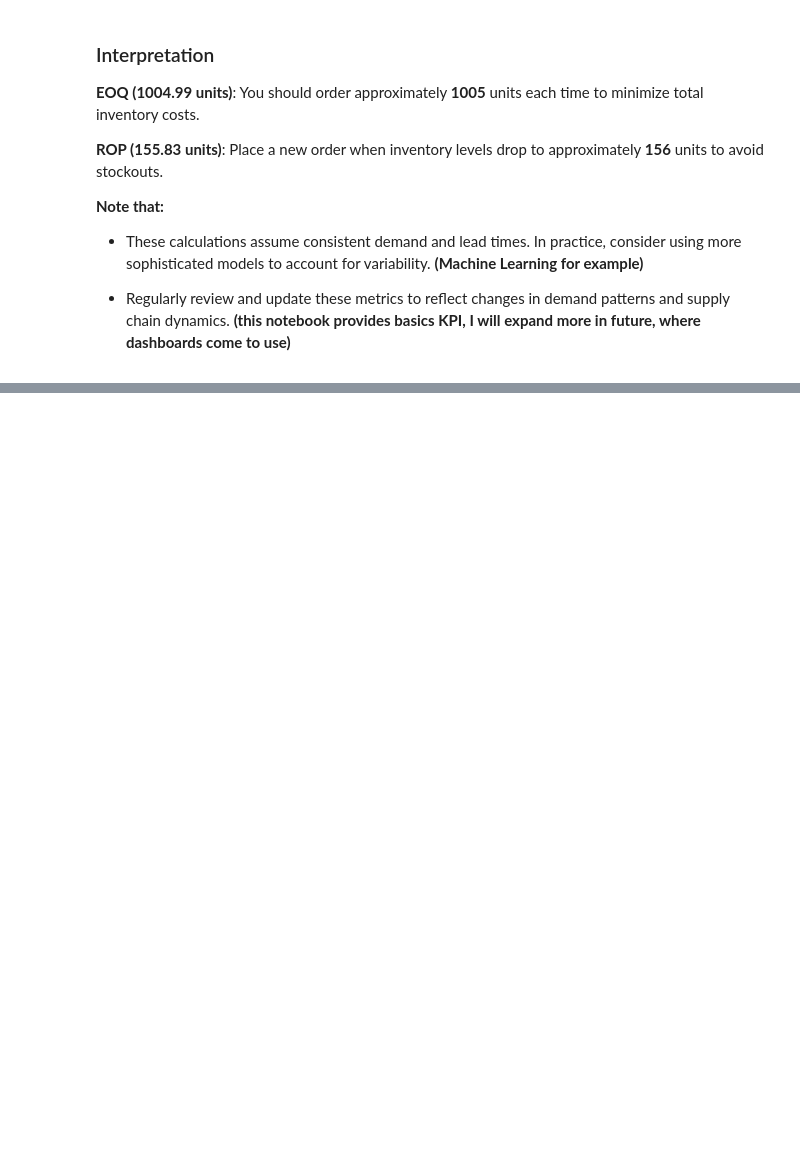
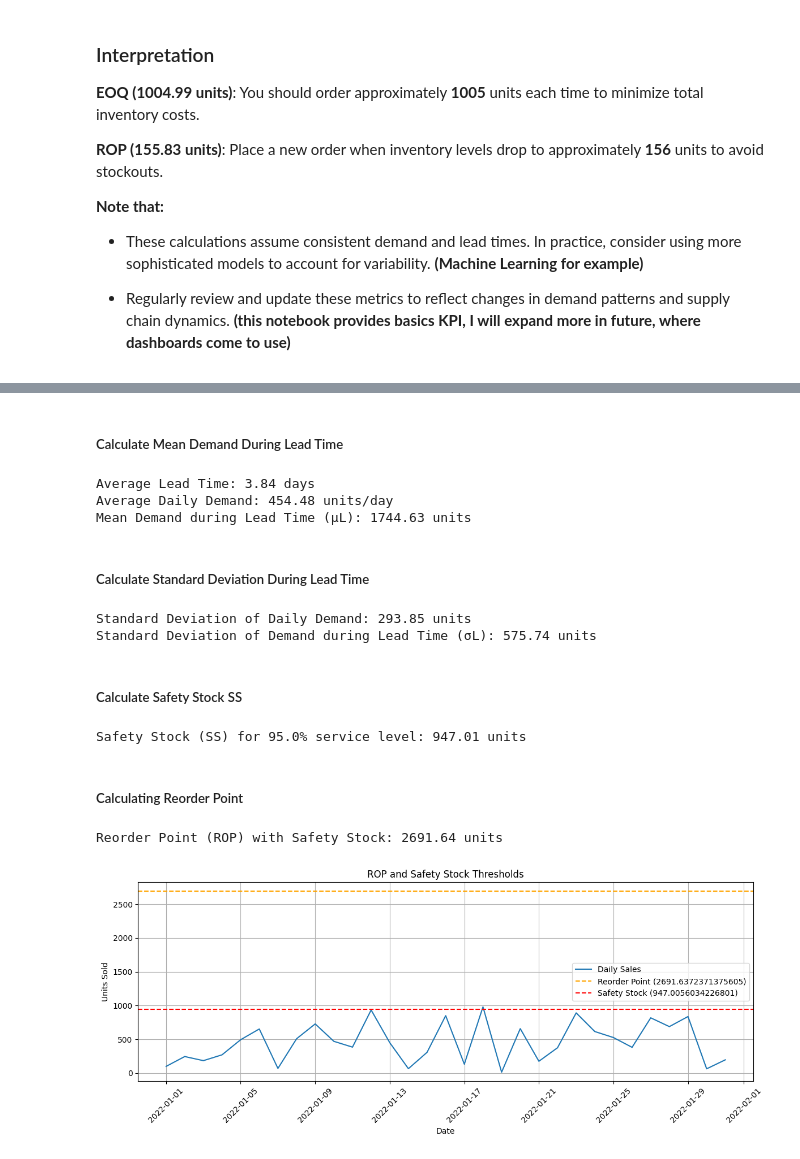
Before and after one commit to laithrasheed/Data-Science-Projects, a Jupyter notebook: Supply Chains Domain Knowledge/Coursera Specialization - Leverage Data Science for a More Agile Supply Chain/Practical notes with numeric data.ipynb, the cells around one changed output, grey strips where cells are left out. Drawn from its saved outputs; the diff is of its cells as text; code cells hidden in the pictures; blank space fills up the shorter version.

```diff
--- a/Supply Chains Domain Knowledge/Coursera Specialization - Leverage Data Science for a More Agile Supply Chain/Practical notes with numeric data.ipynb
+++ b/Supply Chains Domain Knowledge/Coursera Specialization - Leverage Data Science for a More Agile Supply Chain/Practical notes with numeric data.ipynb
@@ -562,0 +651,57 @@ df_sim.head(12)
+# %% [markdown]
+##### Calculate Mean Demand During Lead Time
+# %%
+avg_lead_time_ss = df_reorder_ss['Supply Lead-time'].mean()
+average_daily_demand_ss = df_reorder_ss['Unit Sold'].mean()
+mu_l = average_daily_demand_ss * avg_lead_time_ss
+
+print(f"Average Lead Time: {avg_lead_time_ss:.2f} days\nAverage Daily Demand: {average_daily_demand_ss:.2f} units/day\nMean Demand during Lead Time (μL): {mu_l:.2f} units")
+# %% [output]
+Average Lead Time: 3.84 days
+Average Daily Demand: 454.48 units/day
+Mean Demand during Lead Time (μL): 1744.63 units
+# %% [markdown]
+##### Calculate Standard Deviation During Lead Time
+# %%
+std_daily_demand_ss = df_reorder_ss['Unit Sold'].std()
+sigma_l = std_daily_demand_ss * np.sqrt(avg_lead_time_ss)
+print(f"Standard Deviation of Daily Demand: {std_daily_demand_ss:.2f} units\nStandard Deviation of Demand during Lead Time (σL): {sigma_l:.2f} units")
+# %% [output]
+Standard Deviation of Daily Demand: 293.85 units
+Standard Deviation of Demand during Lead Time (σL): 575.74 units
+# %% [markdown]
+##### Calculate Safety Stock SS
+# %%
+service_level = 0.95  # select from (0.90, 0.95, 0.97, 0.98, 0.99)
+z_score = norm.ppf(service_level)  # Convert service level to Z-score
+ss = z_score * sigma_l
+print(f"Safety Stock (SS) for {service_level*100}% service level: {ss:.2f} units")
+# %% [output]
+Safety Stock (SS) for 95.0% service level: 947.01 units
+# %% [markdown]
+##### Calculating Reorder Point
+# %%
+rop = mu_l + ss
+print(f"Reorder Point (ROP) with Safety Stock: {rop:.2f} units")
+# %% [output]
+Reorder Point (ROP) with Safety Stock: 2691.64 units
+# %%
+# Example values from previous steps
+
+reorder_point = rop
+safety_stock = ss
+
+plt.figure(figsize=(12, 5))
+plt.plot(df_reorder_ss['Date'], df_reorder_ss['Unit Sold'], label='Daily Sales')
+plt.axhline(reorder_point, color='orange', linestyle='--', label=f'Reorder Point ({reorder_point})')
+plt.axhline(safety_stock, color='red', linestyle='--', label=f'Safety Stock ({safety_stock})')
+plt.title('ROP and Safety Stock Thresholds')
+plt.xlabel('Date')
+plt.ylabel('Units Sold')
+plt.legend()
+plt.xticks(rotation=45)
+plt.grid(True)
+plt.tight_layout()
+plt.show()
+# %% [output]
+[figure, added]
```
Also changed, not shown: parts of 13 cells of this notebook, 3 other files.
